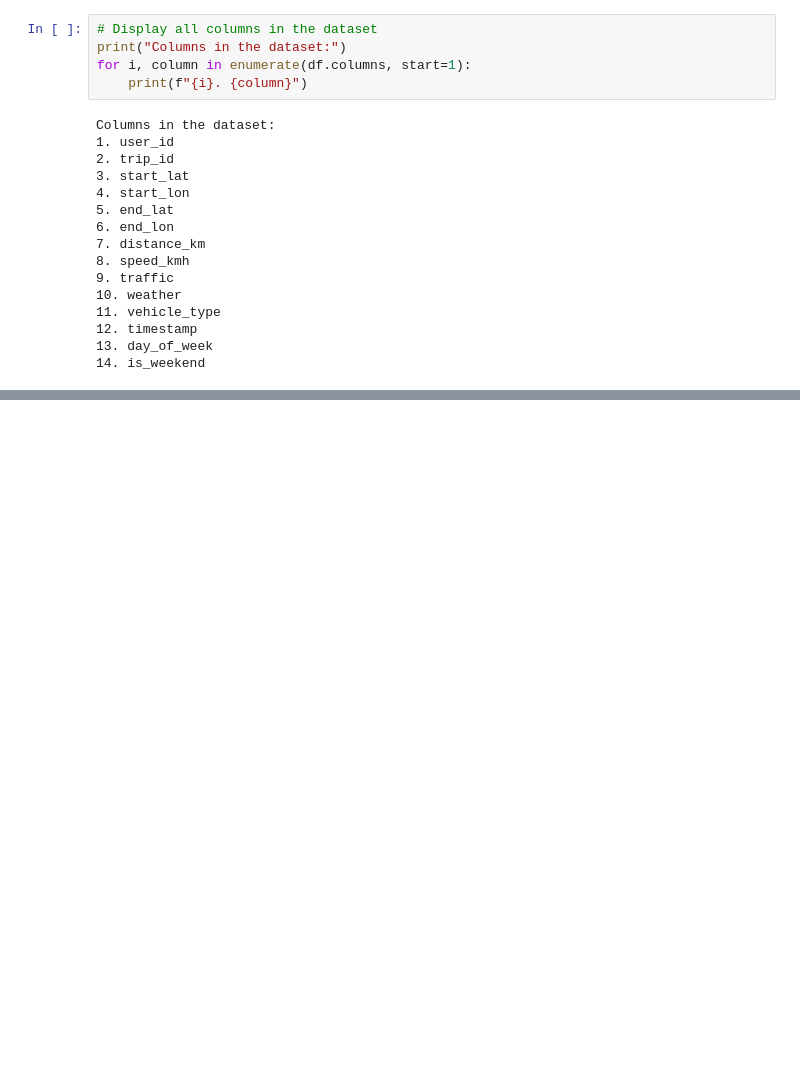
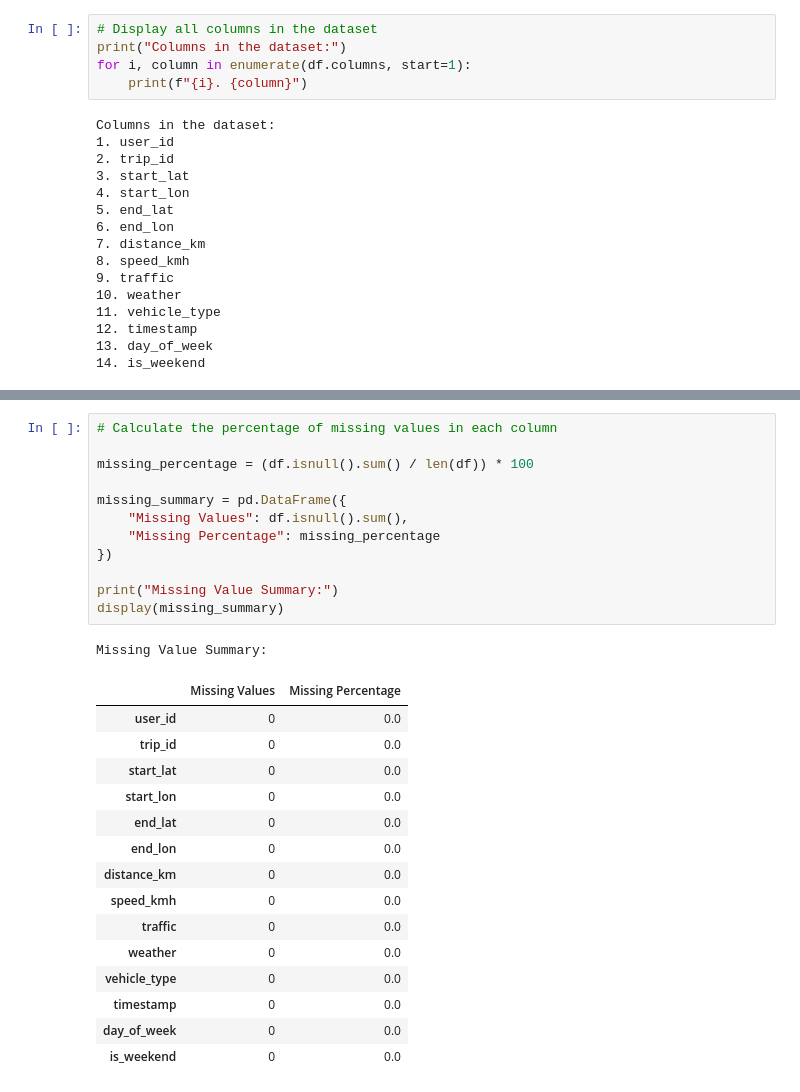
Before and after one commit to ChiragDawra/ReRouter, a Jupyter notebook: notebooks/01_data_preperation.ipynb, the cells around one changed output, grey strips where cells are left out. Drawn from its saved outputs; the diff is of its cells as text; blank space fills up the shorter version.

```diff
--- a/notebooks/01_data_preperation.ipynb
+++ b/notebooks/01_data_preperation.ipynb
@@ -190,0 +221,29 @@ Columns in the dataset:
+# %%
+# Calculate the percentage of missing values in each column
+
+missing_percentage = (df.isnull().sum() / len(df)) * 100
+
+missing_summary = pd.DataFrame({
+    "Missing Values": df.isnull().sum(),
+    "Missing Percentage": missing_percentage
+})
+
+print("Missing Value Summary:")
+display(missing_summary)
+# %% [output]
+Missing Value Summary:
+|  | Missing Values | Missing Percentage |
+| user_id | 0 | 0.0 |
+| trip_id | 0 | 0.0 |
+| start_lat | 0 | 0.0 |
+| start_lon | 0 | 0.0 |
+| end_lat | 0 | 0.0 |
+| end_lon | 0 | 0.0 |
+| distance_km | 0 | 0.0 |
+| speed_kmh | 0 | 0.0 |
+| traffic | 0 | 0.0 |
+| weather | 0 | 0.0 |
+| vehicle_type | 0 | 0.0 |
+| timestamp | 0 | 0.0 |
+| day_of_week | 0 | 0.0 |
+| is_weekend | 0 | 0.0 |
```
Also changed, not shown: parts of 9 cells of this notebook.
